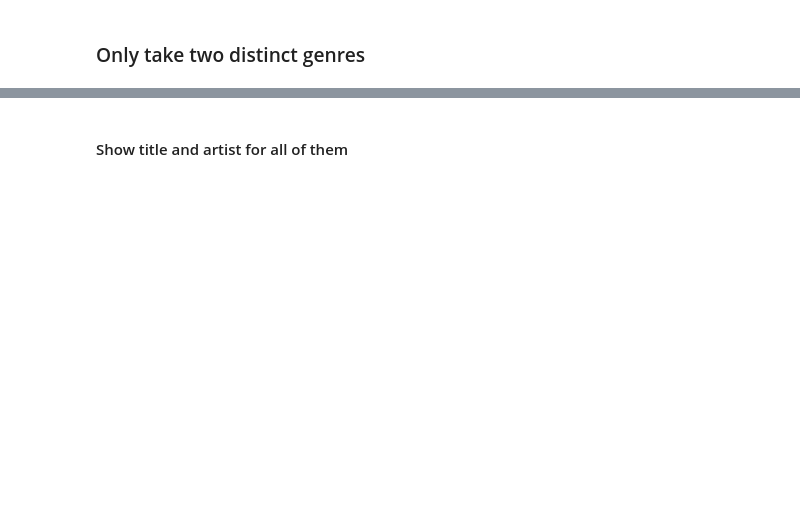
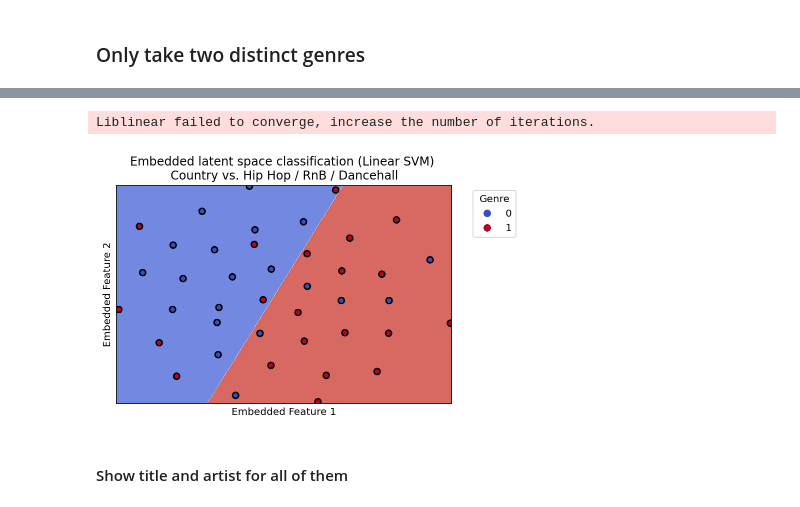
Before and after one commit to ChristopherSD/plum_music, a Jupyter notebook: notebooks/visualization.ipynb, the cells around one changed output, grey strips where cells are left out. Cells and saved outputs as stored; diff of their text form; code cells hidden in the pictures; blank space fills up the shorter version.

```diff
--- a/notebooks/visualization.ipynb
+++ b/notebooks/visualization.ipynb
@@ -208,0 +223,13 @@ hh_sample = "TRCZMLQ128F9307825"
+# %%
+X = emb
+labels = [*country_g, *hh_g]
+y = [0 if l == "country" else 1 for l in labels ]
+h = 0.5  # step size in the mesh
+# %%
+C = 1.0  # SVM regularization parameter
+svc = svm.SVC(kernel='linear', C=C).fit(X, y)
+rbf_svc = svm.SVC(kernel='rbf', gamma=0.7, C=C).fit(X, y)
+poly_svc = svm.SVC(kernel='poly', degree=3, C=C).fit(X, y)
+lin_svc = svm.LinearSVC(C=C).fit(X, y)
+# %% [output]
+Liblinear failed to converge, increase the number of iterations.
@@ -209,3 +245,37 @@ hh_sample = "TRCZMLQ128F9307825"
+# %%
+x_min, x_max = X[:, 0].min() - 1, X[:, 0].max() + 1
+y_min, y_max = X[:, 1].min() - 1, X[:, 1].max() + 1
+xx, yy = np.meshgrid(np.arange(x_min, x_max, h),
+                     np.arange(y_min, y_max, h))
+# %%
+# Plot the decision boundary. For that, we will assign a color to each
+# point in the mesh [x_min, x_max]x[y_min, y_max].
+Z = svc.predict(np.c_[xx.ravel(), yy.ravel()])
+# %%
+# Put the result into a color plot
+Z = Z.reshape(xx.shape)
+
+fig, ax = plt.subplots()
+
+plt.contourf(xx, yy, Z, cmap=plt.cm.coolwarm, alpha=0.8)
+
+# Plot also the training points
+scatter = plt.scatter(X[:, 0], X[:, 1], c=y, cmap=plt.cm.coolwarm, linewidths=1.5, edgecolors='k', label=["Country", "Hip Hop / RnB / Dancehall"])
+plt.xlabel('Embedded Feature 1')
+plt.ylabel('Embedded Feature 2')
+plt.xlim(xx.min(), xx.max())
+plt.ylim(yy.min(), yy.max())
+plt.xticks(())
+plt.yticks(())
+plt.title(f"Embedded latent space classification (Linear SVM) \nCountry vs. Hip Hop / RnB / Dancehall")
+plt.legend()
+
+legend1 = ax.legend(*scatter.legend_elements(num=1), bbox_to_anchor=(1.05, 1),
+                    loc="upper left", title="Genre")
+
+plt.show()
+# %% [output]
+[figure, added]
 # %% [markdown]
 #### Show title and artist for all of them
 # %%
```
Also changed, not shown: parts of 30 cells of this notebook.
